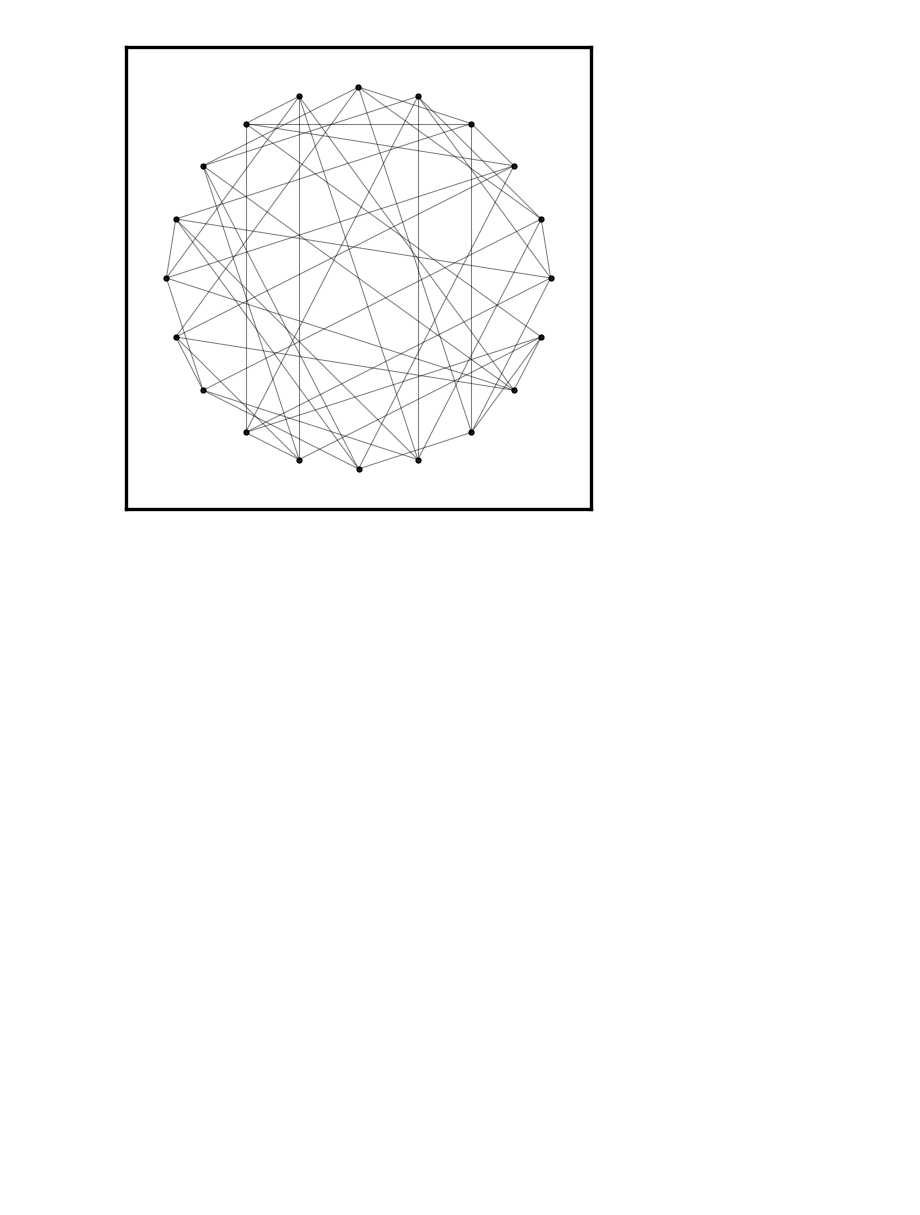
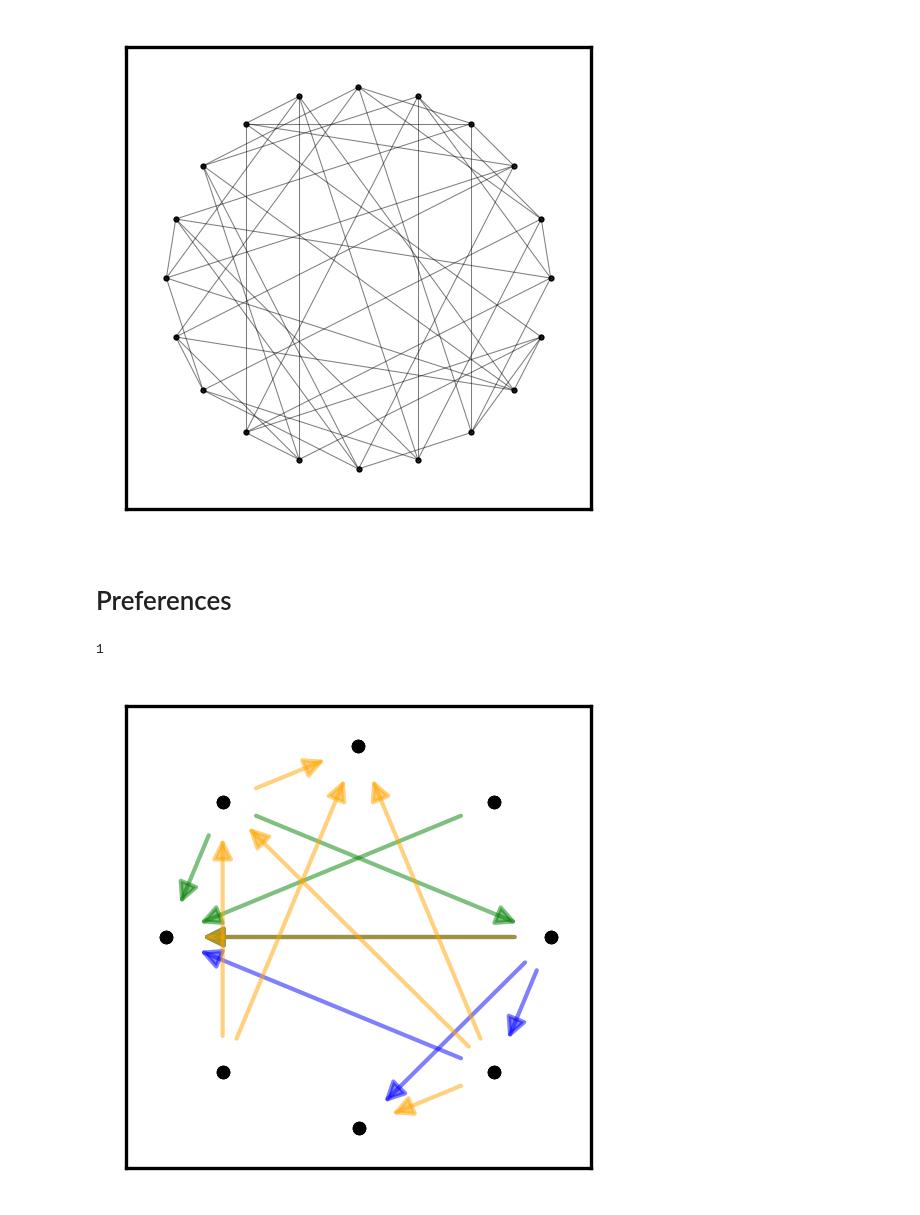
Before and after one commit to hans-riess/prefdynamo, a Jupyter notebook: code/notebook.ipynb, the cells around one changed output. Saved outputs shown, nothing was run; the diff lists cells and outputs as text; code cells hidden in the pictures; blank space fills up the shorter version.

```diff
--- a/code/notebook.ipynb
+++ b/code/notebook.ipynb
@@ -104,3 +90,5 @@ draw_networkx_edges(graph,pos,width=0.25,alpha=0.5)
 plt.show()
 # %% [output]
 [figure]
+# %% [markdown]
+# Preferences
@@ -106,0 +102,27 @@ plt.show()
+# %%
+digraph_1 = pref_1.digraph
+digraph_2 = pref_2.digraph.reverse()
+dist = 0
+for i in range(n_alternatives):
+    for j in range(n_alternatives):
+        if (i,j) in digraph_1.edges and (j,i) in digraph_2.edges:
+            dist+=1
+dist
+# %% [output]
+1
+# %%
+n_alternatives = 8
+edge_prob = 0.1
+
+pref_1 = Preference(generate_random_preorder(n_alternatives,edge_prob))
+pref_2 = Preference(generate_random_preorder(n_alternatives,edge_prob))
+pref_3 = Preference(generate_random_preorder(n_alternatives,edge_prob))
+pref_join = pref_1.join(pref_2)
+pref_meet = pref_1.meet(pref_2)
+
+fig,ax = plt.subplots(figsize=[2,2],dpi=300)
+pref_1.plot(edge_color='blue',ax=ax)
+pref_2.plot(edge_color='green',ax=ax)
+pref_3.plot(edge_color='orange',ax=ax)
+# %% [output]
+[figure, added]
```
Also changed, not shown: parts of 10 cells of this notebook, 2 other files.
